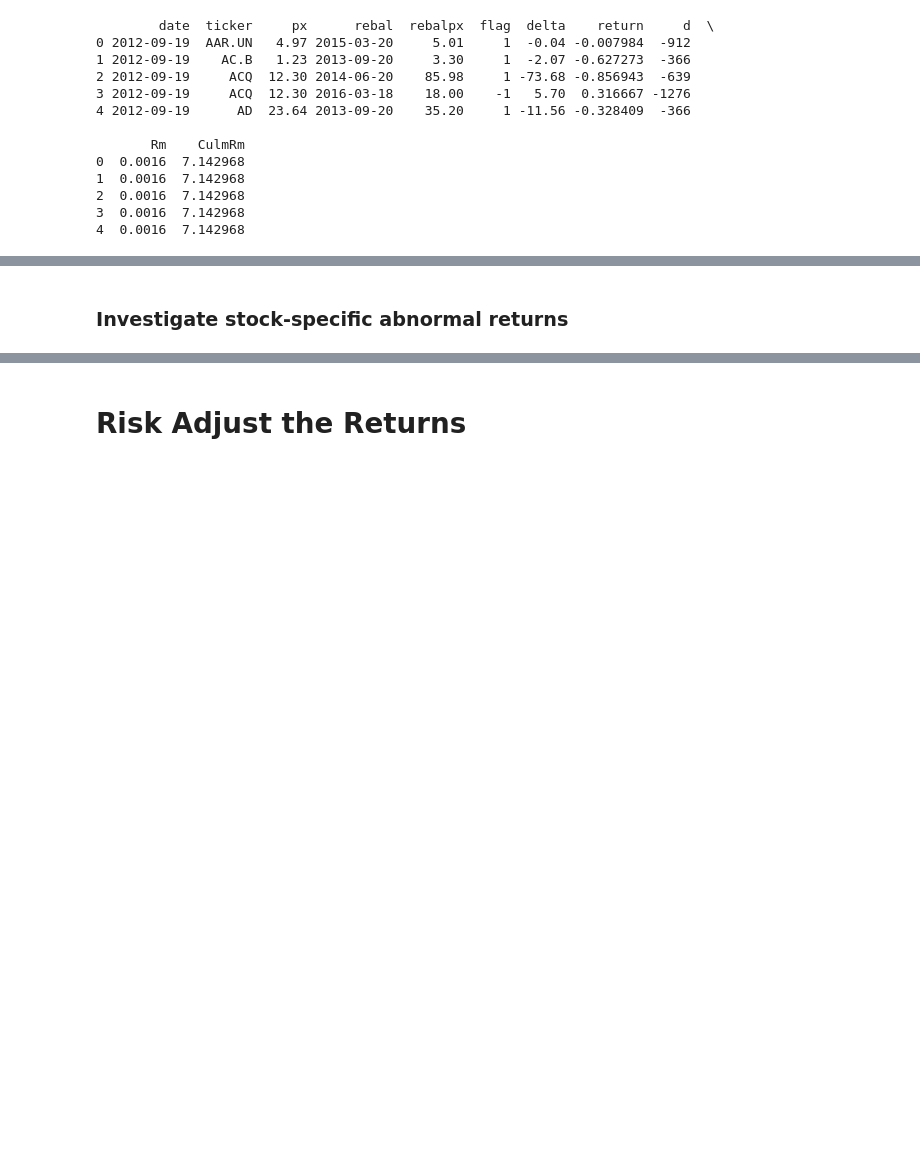
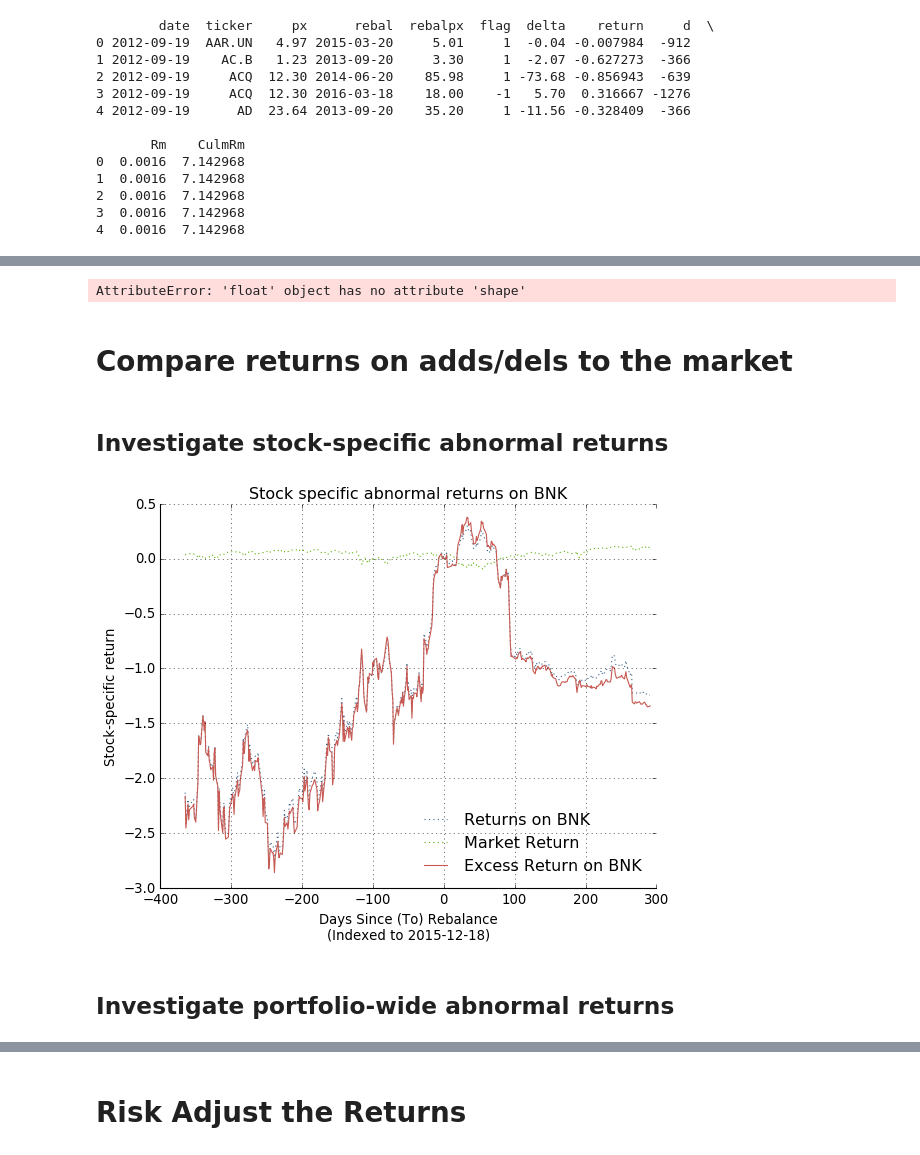
Before and after one commit to ebryce/Portfolio-Risk, a Jupyter notebook: thesis.ipynb, the cells around one changed output, grey strips where cells are left out. Drawn from its saved outputs; the diff is of its cells as text; code cells hidden in the pictures; blank space fills up the shorter version.

```diff
--- a/thesis.ipynb
+++ b/thesis.ipynb
@@ -6,12 +6,27 @@ import numpy as np
 import sys, os
 import pickle, sqlite3
 import datetime
+import math, random
+from scipy import stats
 
 import findata_utils as fd
 
 import matplotlib.pyplot as plt
 from matplotlib import rcParams
 
+import warnings
+if not sys.warnoptions:
+    warnings.simplefilter("ignore")
+
+def event_timespan(d):
+    if d<0:
+        return 'pre-event'
+    elif d>0:
+        return 'post-event'
+    else:
+        return 'event'
+    return 'err'
+
 # Connect to databases
 db = 'C:\\Datasets\\thesis.db'
 conn = sqlite3.connect(db)
@@ -126,3 +223,60 @@ print(Rm.head())
+# %%
+plt.style.use('ggplot')
+axis = ['beta','return']
+
+slope, intercept, r_value, p_value, std_err = stats.linregress(risk[axis[0]], risk[axis[1]])
+
+def interpolate(slope, intercept, x):
+    return intercept + x*slope
+
+X_inter = np.linspace(risk[axis[0]].min(), risk[axis[0]].max())
+Y_inter = [interpolate(slope, intercept, x) for x in X_inter]
+
+plt.scatter(risk[axis[0]],risk[axis[1]])
+plt.xlabel(axis[0])
+plt.ylabel(axis[1])
+plt.title('%s vs %s' % (axis[0],axis[1]))
+plt.show()
+# %% [output]
+AttributeError: 'float' object has no attribute 'shape'
+# %% [markdown]
+# Compare returns on adds/dels to the market
 # %% [markdown]
-### Investigate stock-specific abnormal returns
+## Investigate stock-specific abnormal returns
+# %%
+ticker = random.choice(df['ticker'].unique())
+stock_df = df[(df['ticker']==ticker) & (abs(df['d'])<=365)]
+
+plt.style.use('classic')
+
+fig = plt.figure()
+fig.patch.set_facecolor('white')
+
+ax = fig.add_subplot(1, 1, 1)
+
+ax.spines['left'].set_visible(True)
+ax.spines['top'].set_visible(False)
+ax.spines['right'].set_visible(False)
+ax.spines['bottom'].set_visible(True)
+ax.grid(True,axis='both',linestyle=':')
+
+ax.plot(stock_df['d'],stock_df['return'], color='xkcd:denim',linestyle=':')
+ax.plot(stock_df['d'],stock_df['IndRm'], color='xkcd:kermit green',linestyle=':')
+ax.plot(stock_df['d'],stock_df['return']-stock_df['IndRm'], color='xkcd:dark salmon',linestyle='-')
+
+ax.legend(['Returns on %s'%ticker,'Market Return','Excess Return on %s'%ticker], frameon=False, loc='best')
+
+plt.ylabel('Stock-specific return')
+plt.xlabel('Days Since (To) Rebalance\n(Indexed to %s)' % df[df['ticker']==ticker]['rebal'].min().strftime('%Y-%m-%d'))
+plt.title('Stock specific abnormal returns on %s'%ticker)
+
+#plt.xlim(-91,91)
+#plt.ylim(-1,1)
+plt.show()
+
+plt.show()
+# %% [output]
+[figure, added]
+# %% [markdown]
+## Investigate portfolio-wide abnormal returns
 # %%
```
Also changed, not shown: parts of 19 cells of this notebook.
